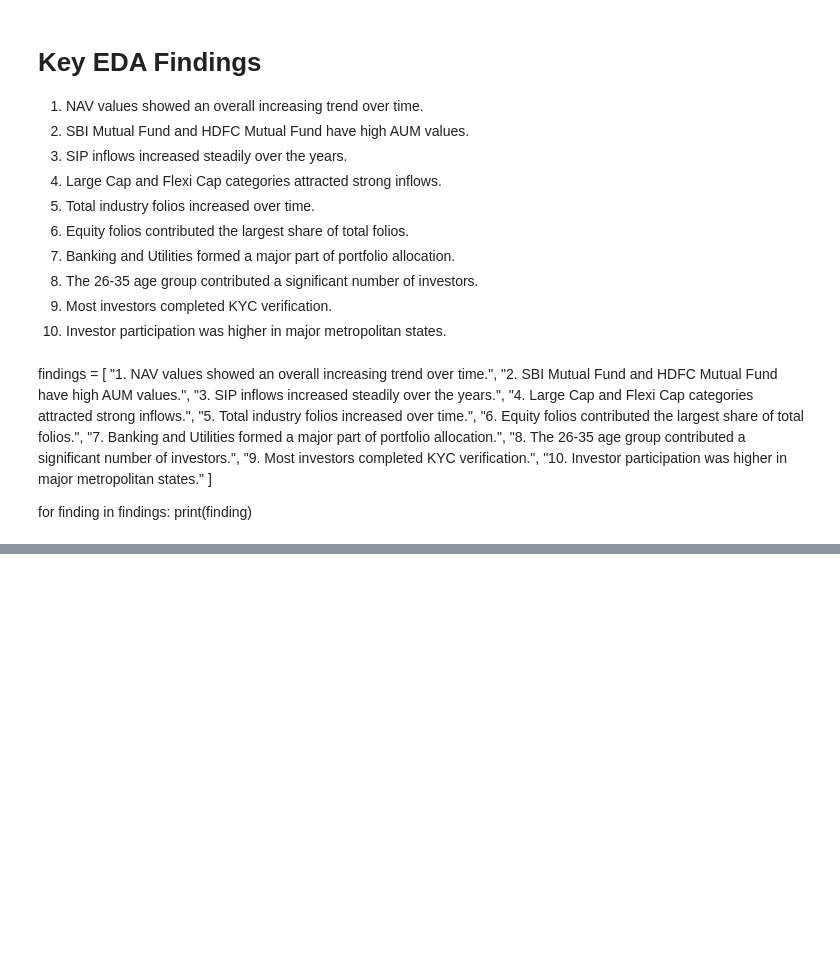
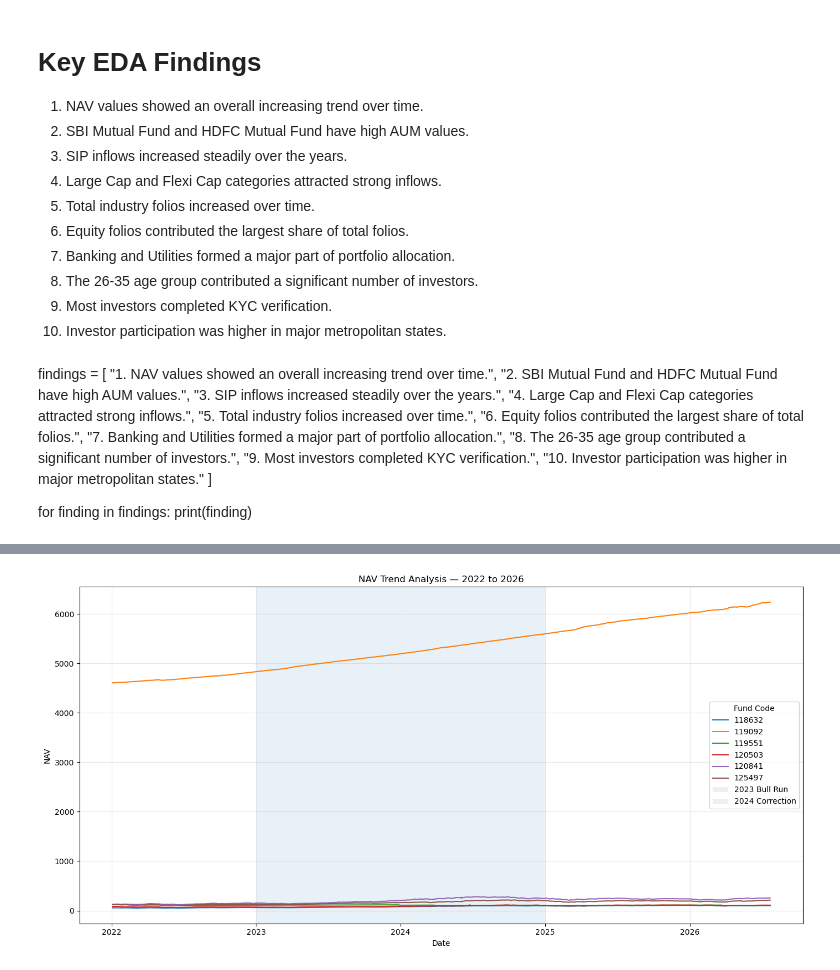
Before and after one commit to sanallabhavana17/MutualFundAnalytics, a Jupyter notebook: notebooks/EDA_Analysis.ipynb, the cells around one changed output, grey strips where cells are left out. Saved outputs shown, nothing was run; the diff lists cells and outputs as text; code cells hidden in the pictures; blank space fills up the shorter version.

Commit message:
Complete mutual fund analytics project

```diff
--- a/notebooks/EDA_Analysis.ipynb
+++ b/notebooks/EDA_Analysis.ipynb
@@ -693,0 +861,10 @@ for finding in findings:
+# %%
+import glob
+import os
+
+nav_files = glob.glob("../Data/Raw/*_nav.csv")
+
+print("NAV files found:", len(nav_files))
+
+for file in nav_files:
+    print(os.path.basename(file))
@@ -693,0 +954,55 @@ for finding in findings:
+# %%
+# Filter NAV data for 2022–2026
+nav_2022_2026 = nav_df[
+    (nav_df["date"] >= "2022-01-01") &
+    (nav_df["date"] <= "2026-12-31")
+].copy()
+
+# Create NAV trend chart
+plt.figure(figsize=(14, 7))
+
+for fund in nav_2022_2026["fund_code"].unique():
+    fund_data = nav_2022_2026[
+        nav_2022_2026["fund_code"] == fund
+    ].sort_values("date")
+
+    plt.plot(
+        fund_data["date"],
+        fund_data["nav"],
+        label=fund,
+        linewidth=1.5
+    )
+
+# Highlight 2023 bull-run period
+plt.axvspan(
+    pd.Timestamp("2023-01-01"),
+    pd.Timestamp("2023-12-31"),
+    alpha=0.10,
+    label="2023 Bull Run"
+)
+
+# Highlight 2024 correction period
+plt.axvspan(
+    pd.Timestamp("2024-01-01"),
+    pd.Timestamp("2024-12-31"),
+    alpha=0.10,
+    label="2024 Correction"
+)
+
+plt.title("NAV Trend Analysis — 2022 to 2026")
+plt.xlabel("Date")
+plt.ylabel("NAV")
+plt.legend(title="Fund Code")
+plt.grid(True, alpha=0.3)
+plt.tight_layout()
+
+# Save PNG
+plt.savefig(
+    "../Reports/EDA_Charts/nav_trend_2022_2026.png",
+    dpi=300,
+    bbox_inches="tight"
+)
+
+plt.show()
+# %% [output]
+[figure, added]
```
Also changed, not shown: parts of 50 cells of this notebook, 25 other files.
